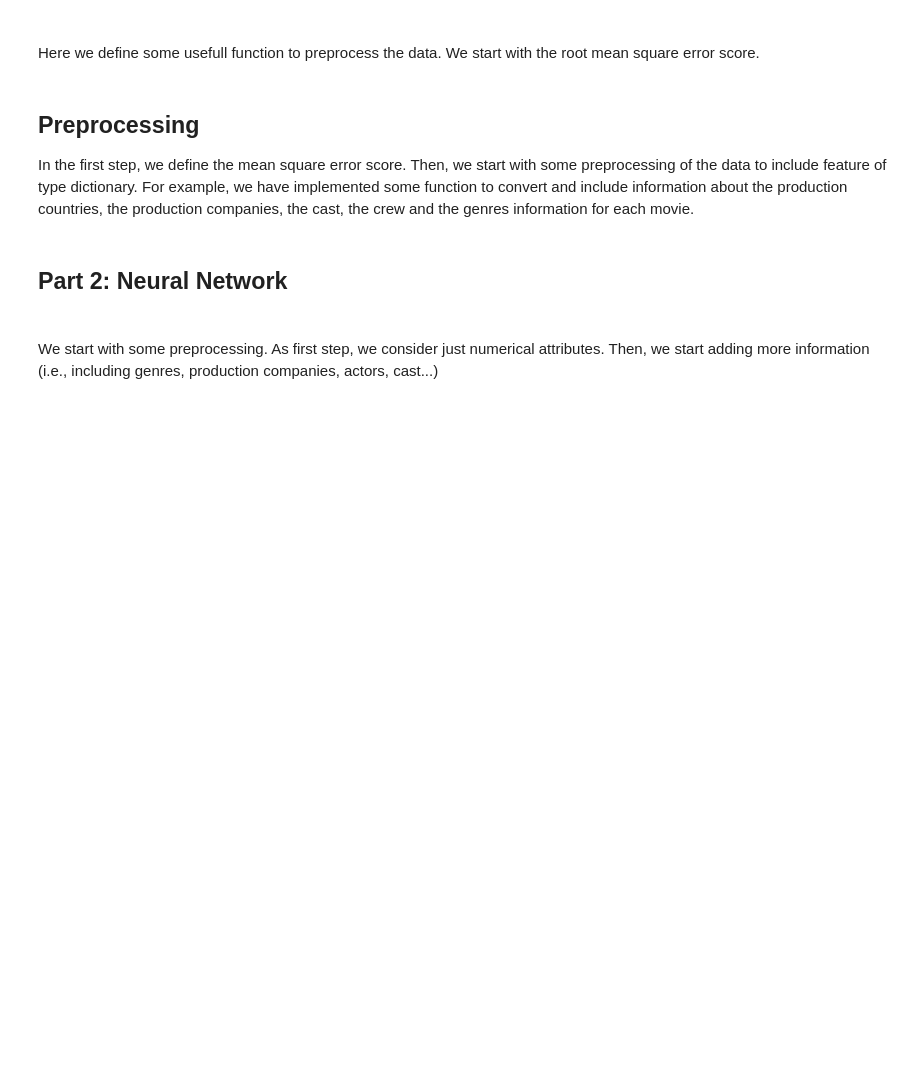
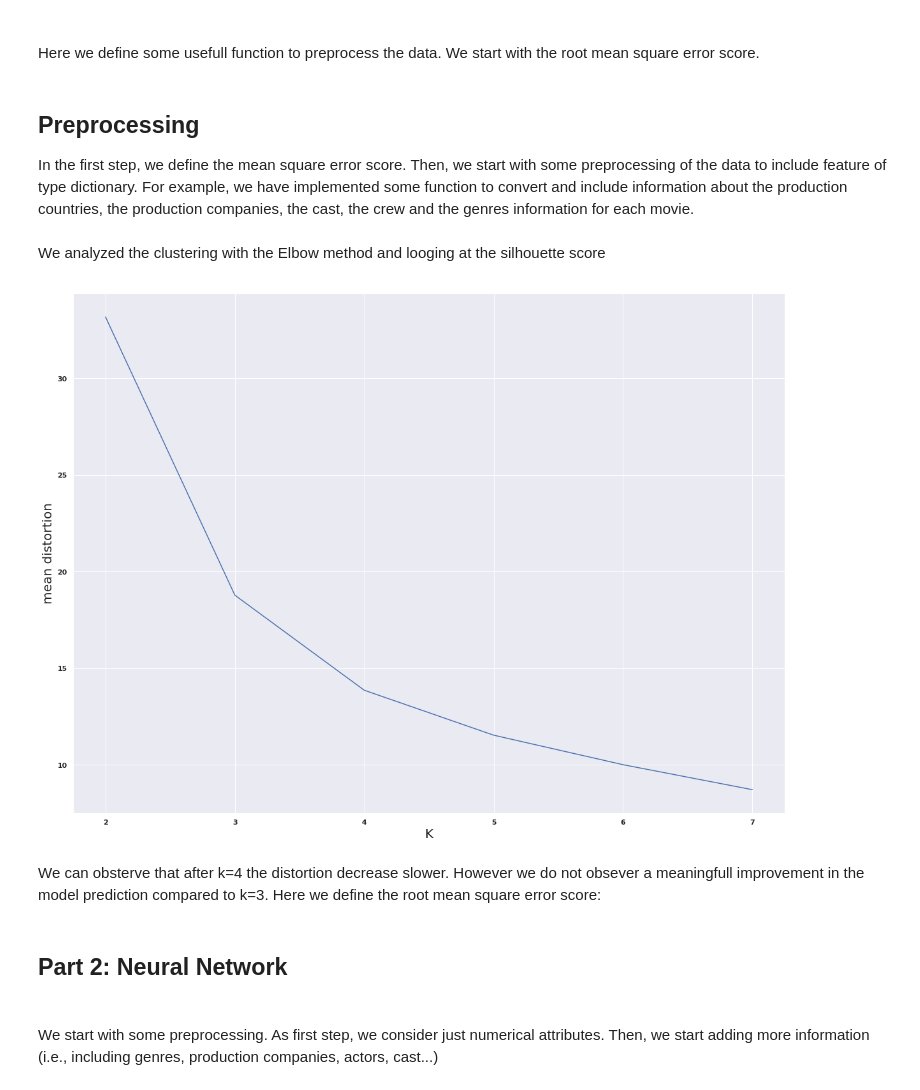
Before and after one commit to federicovagnoni/IMDBPopularityPrediction, a Jupyter notebook: final.ipynb, the cells around one changed output. Saved outputs shown, nothing was run; the diff lists cells and outputs as text; code cells hidden in the pictures; blank space fills up the shorter version.

```diff
--- a/final.ipynb
+++ b/final.ipynb
@@ -419,0 +470,55 @@ def preProcess(movies, meta, credits):
+# %% [markdown]
+We analyzed the clustering with the Elbow method and looging at the silhouette score
+# %%
+credits = load_tmdb_credits("dataset/tmdb_5000_credits.csv")
+movies = load_tmdb_movies("dataset/tmdb_5000_movies.csv")
+meta = pd.read_csv("dataset/movie_metadata.csv")
+movies = pd.concat([movies, credits], axis=1)
+
+meta = meta.drop(['genres', 'budget'], axis=1)
+
+directorDict = dict()
+actorsDict = dict()
+for index, row in meta.iterrows():
+    directorDict[row['director_name']] = row['director_facebook_likes']
+    actorsDict[row['actor_1_name']] = [row['actor_1_facebook_likes'], 0, 0]
+    actorsDict[row['actor_2_name']] = [row['actor_2_facebook_likes'], 0, 0]
+    actorsDict[row['actor_2_name']] = [row['actor_3_facebook_likes'], 0, 0]
+
+keys = actorsDict.keys()
+for index, row in movies.iterrows():
+    actors = [x['name'] for x in row['cast']]
+    for actor in actors:
+        if actor in keys:
+            actorsDict[actor][1] += row['popularity']
+            actorsDict[actor][2] += 1
+
+df = pd.DataFrame.from_dict(actorsDict, orient='index')
+df.columns = ['facebook_likes', 'popularity', 'movies_number']
+df = df.fillna(0)
+
+df_min = df.min()
+df_max = df.max()
+df -= df_min
+df /= df_max
+
+# Convert DataFrame to matrix
+mat = df.values
+distortion = []
+k_ranges = range(2, 8)
+for k in k_ranges:
+    km = KMeans(n_clusters=k)
+    km.fit(mat)
+    distortion.append(km.inertia_)
+
+plt.rcParams["figure.figsize"] = (20,15)
+plt.plot(k_ranges, distortion)
+plt.grid(True)
+plt.xlabel("K", size=20)
+plt.ylabel("mean distortion", size=20)
+plt.show()
+# %% [output]
+[figure, added]
+# %% [markdown]
+We can obsterve that after k=4 the distortion decrease slower. However we do not obsever a meaningfull improvement in the model prediction compared to k=3.
+Here we define the root mean square error score:
```
Also changed, not shown: parts of 17 cells of this notebook, 4 other files.
